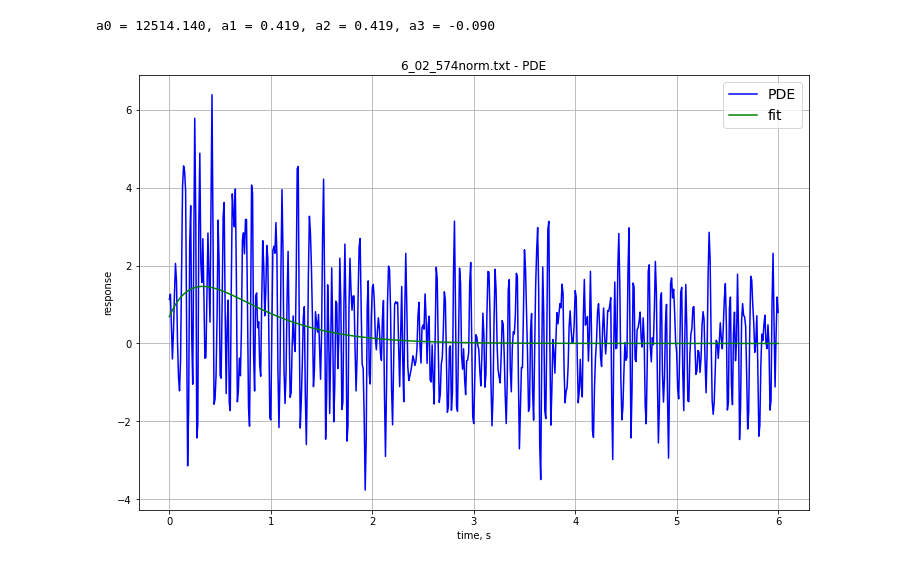
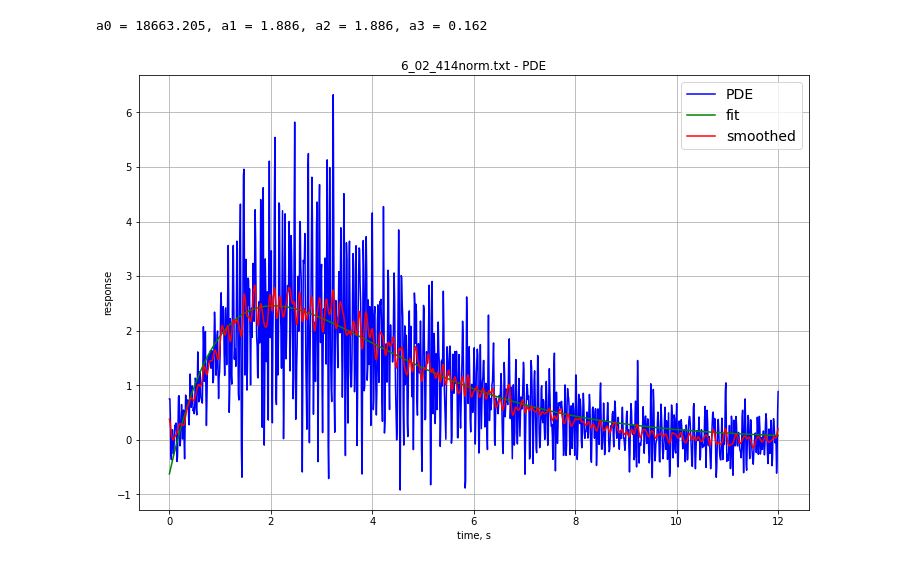
Before and after one commit to AndreiZherder/adaptation-memory, a Jupyter notebook: pde-extraction.ipynb, the cells around one changed output. Saved outputs shown, nothing was run; the diff lists cells and outputs as text; code cells hidden in the pictures.

```diff
--- a/pde-extraction.ipynb
+++ b/pde-extraction.ipynb
@@ -7,7 +7,7 @@ from scipy import stats, optimize
 
 
 input_dir = "./pde-extraction/"
-filename = "6_02_574norm.txt"
+filename = "6_02_414norm.txt"
 
 unclamped = []
 clamped = []
@@ -75,31 +75,32 @@ ax.grid()
 # %%
-betad = 3.5 + 2.247
+betad = 3.5 #+ 2.247
 alpha = betad
 beta = (alpha - dy1) / y1 - betad
 PDE = beta
 
 def func(t, a0, a1, a2, a3):
     return a0 * (np.exp(-(t - a3) / a1) - np.exp(-(t - a3) / a2))
 
-popt = [200, 0.5, 0.5, 0.05]
+popt = [200, 1, 1, 0.05]
 try:
     popt, pcov = optimize.curve_fit(func, t, PDE, popt)
 except RuntimeError:
     print('Не удалось выполнить аппроксимацию. Подберите начальные коэффициенты.')
 a0, a1, a2, a3 = popt
 print(f'a0 = {a0:.3f}, a1 = {a1:.3f}, a2 = {a2:.3f}, a3 = {a3:.3f}')
 fit = func(t, *popt)
 
 fig, ax = plt.subplots()
 ax.plot(t, PDE, 'b', label='PDE')
 ax.plot(t, fit, 'g', label='fit')
+ax.plot(t, gaussian_filter1d(PDE, sigma=3), 'r', label='smoothed')
 fig.set_figwidth(12)
 fig.set_figheight(8)
 ax.set_title(f'{filename} - PDE')
 ax.set_xlabel('time, s')
 ax.set_ylabel('response')
 ax.legend(prop={"size": 14})
 ax.grid()
 # %% [output]
-a0 = 12514.140, a1 = 0.419, a2 = 0.419, a3 = -0.090
+a0 = 18663.205, a1 = 1.886, a2 = 1.886, a3 = 0.162
-[figure, old version]
+[figure, new version]
```
Also changed, not shown: parts of 2 cells of this notebook.
